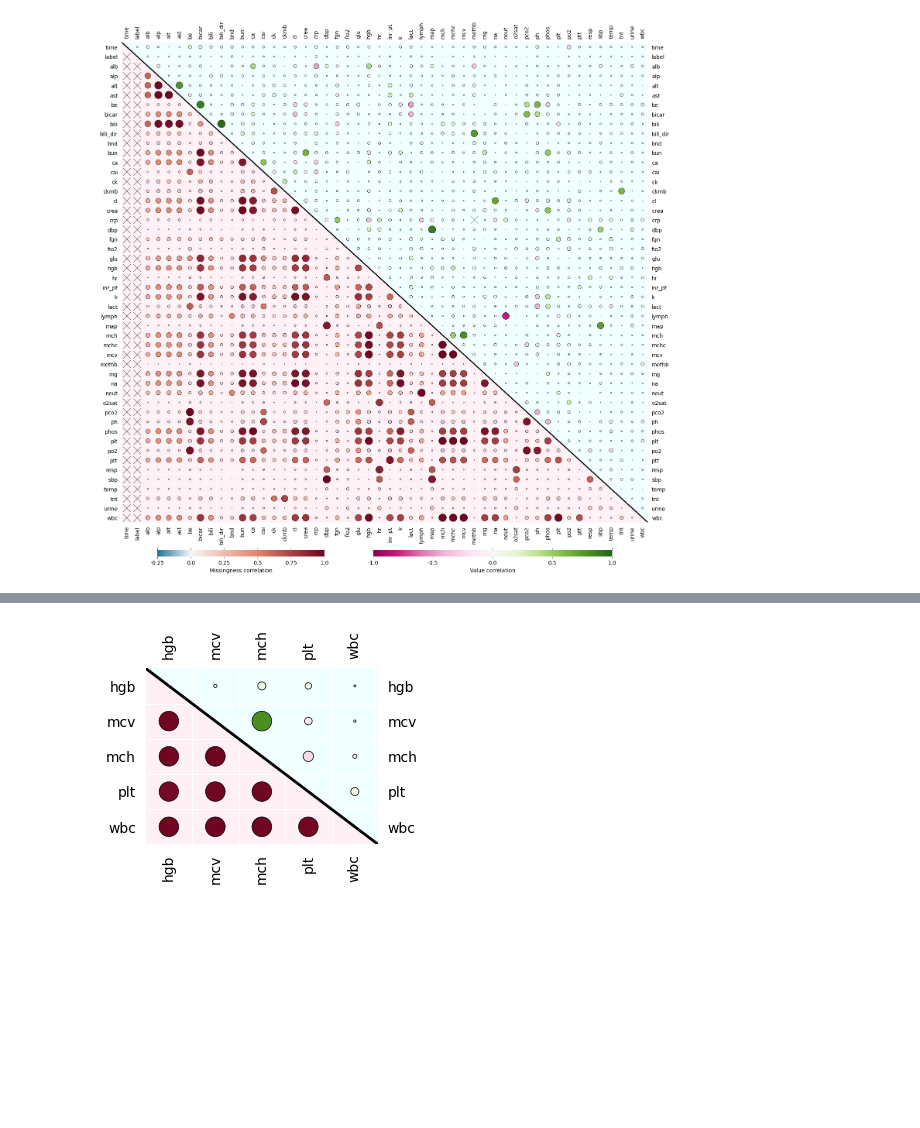
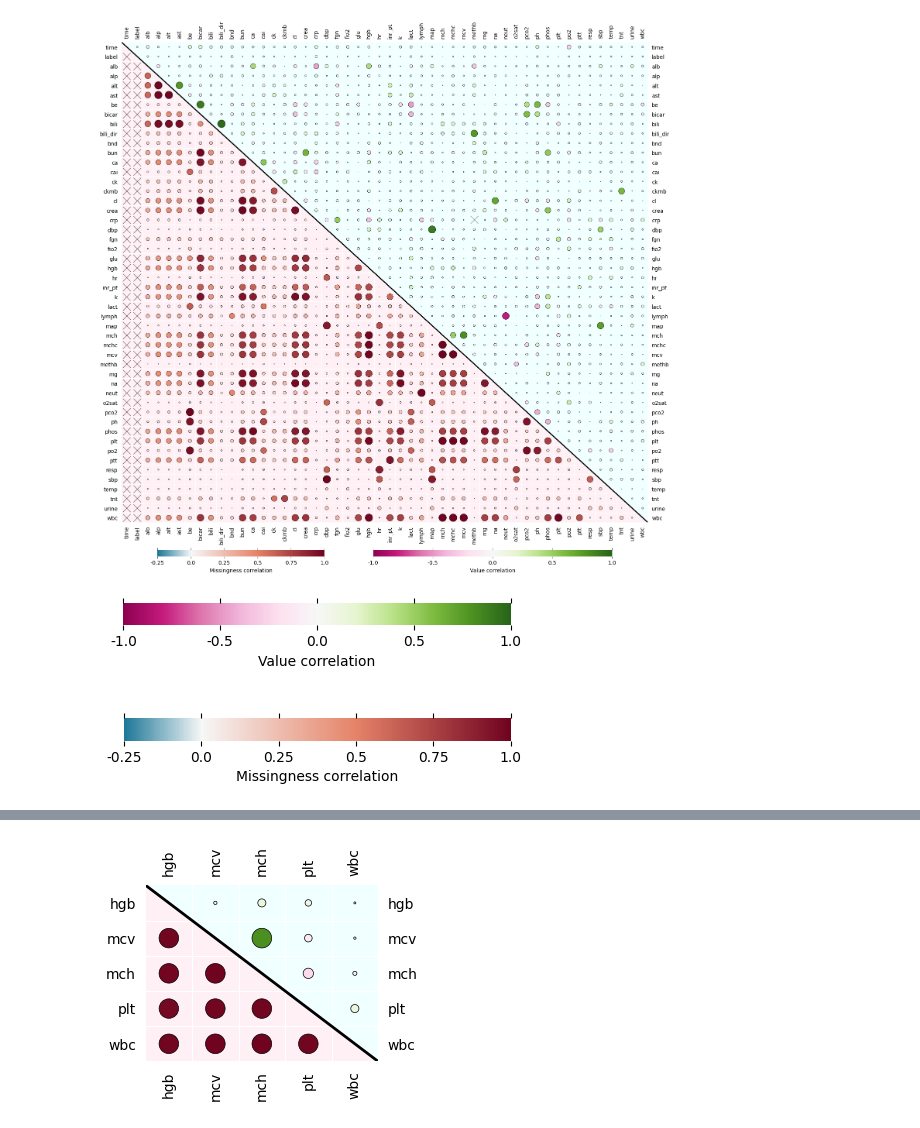
Before and after one commit to joshuawe/sepsis, a Jupyter notebook: data/miiv/Correlation_Plots.ipynb, the cells around one changed output, grey strips where cells are left out. Drawn from its saved outputs; the diff is of its cells as text; code cells hidden in the pictures; blank space fills up the shorter version.

```diff
--- a/data/miiv/Correlation_Plots.ipynb
+++ b/data/miiv/Correlation_Plots.ipynb
@@ -278,4 +278,49 @@ save_path = '/home2/joshua.wendland/Documents/sepsis/figures/correlation_plot_al
 create_correlation_plot(corrX, corr_missX, figsize=(15, 15), path=save_path)
 # %% [output]
 [figure]
+# %%
+""" Create only the colorbars"""
+save_path = '/home2/joshua.wendland/Documents/sepsis/figures/correlation_plot_colorbars.pdf'
+
+cmap1 = matplotlib.colors.LinearSegmentedColormap.from_list("", ["orange", 'darkred']) # value colors
+cmap1 = 'PiYG'
+cmap2 = matplotlib.colors.LinearSegmentedColormap.from_list("", [(0, '#1e7898'), (0.2, "#f6f7f7"), (0.6,"#e58368"), (1,'#700320')]) # missingngess colors
+
+fig = plt.figure(figsize=(5, 3))
+gs = fig.add_gridspec(40, 100)
+
+ax = fig.add_subplot(gs[8:12,:])
+resolution=500
+x = np.linspace(-1,1,resolution)
+X = np.repeat(x[np.newaxis, :], 2, axis=1)
+ax.pcolormesh(X, cmap=cmap1, vmin=-1, vmax=1)
+ax.tick_params(labelbottom=True, labeltop=False, bottom=True, top=True, right=False, labelright=False, labelleft=False, left=False)
+ax.xaxis.set_label_position("bottom")
+ax.set_xlabel('Value correlation')
+num_ticks = 5
+ax.set_xticks(np.linspace(0,1,num_ticks)*resolution*2)
+ax.set_xticklabels(np.linspace(-1, 1, num_ticks))
+# spines
+ax.spines['top'].set_visible(False); ax.spines['right'].set_visible(False)
+ax.spines['bottom'].set_visible(False); ax.spines['left'].set_visible(False)
+
+ax = fig.add_subplot(gs[28:32, :])
+resolution=500
+x = np.linspace(-1,1,resolution)
+X = np.repeat(x[np.newaxis, :], 2, axis=1)
+ax.pcolormesh(X, cmap=cmap2)
+ax.tick_params(labelbottom=True, labeltop=False, bottom=True, top=True, right=False, labelright=False, labelleft=False, left=False)
+ax.xaxis.set_label_position("bottom")
+ax.set_xlabel('Missingness correlation')
+num_ticks = 6
+ax.set_xlim((-1,0))
+ax.set_xticks(np.linspace(0,1,num_ticks)*resolution*2)
+ax.set_xticklabels(np.linspace(-0.25, 1, num_ticks))
+# spines
+ax.spines['top'].set_visible(False); ax.spines['right'].set_visible(False)
+ax.spines['bottom'].set_visible(False); ax.spines['left'].set_visible(False)
+plt.tight_layout()
+plt.savefig(save_path, bbox_inches='tight', transparent=True, format='pdf')
+# %% [output]
+[figure, added]
 # %% [markdown]
```
Also changed, not shown: parts of 8 cells of this notebook, 7 other files.
